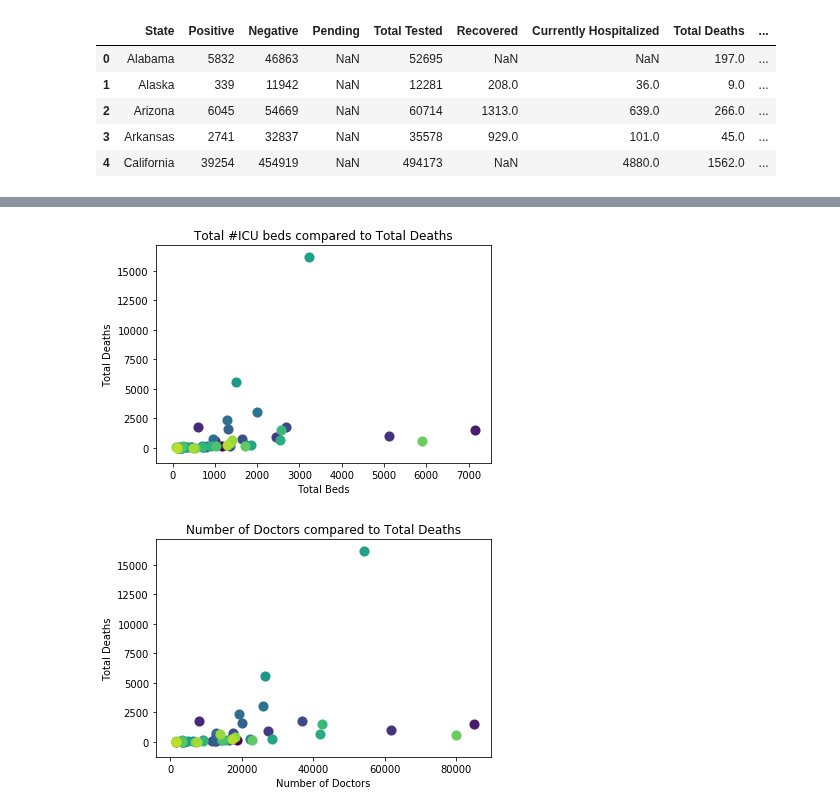
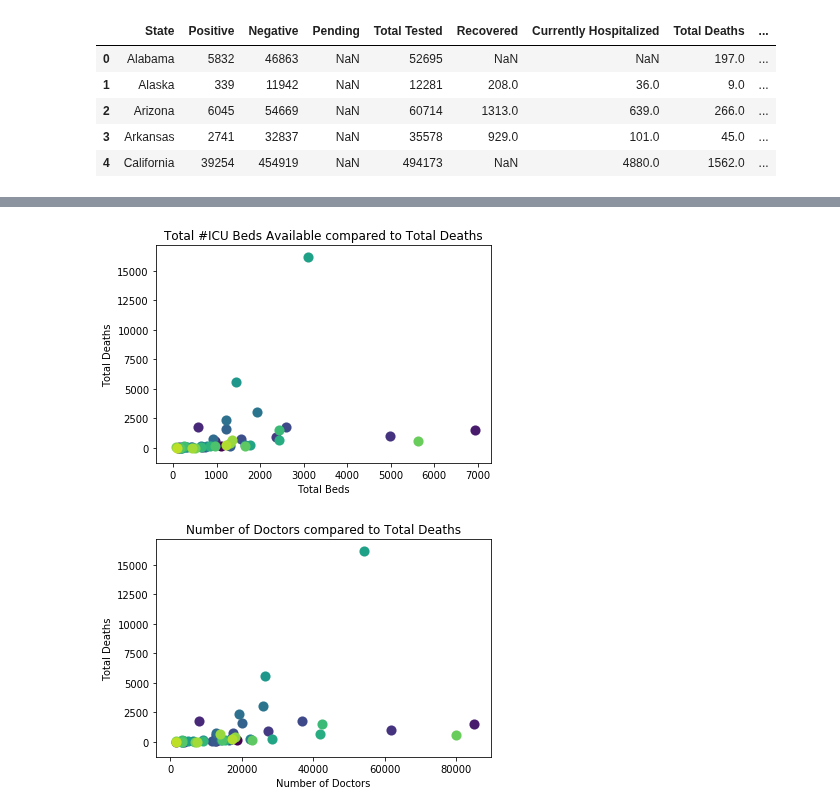
Before and after one commit to lmstevens/Group_Project_1, a Jupyter notebook: Sequoyah_States_Graphs.ipynb, the cells around one changed output, grey strips where cells are left out. Saved outputs shown, nothing was run; the diff lists cells and outputs as text; code cells hidden in the pictures.

```diff
--- a/Sequoyah_States_Graphs.ipynb
+++ b/Sequoyah_States_Graphs.ipynb
@@ -137,9 +137,3 @@ comb2_df.head()
 | 2 | Arizona | 6045 | 54669 | NaN | 60714 | 1313.0 | 639.0 | 266.0 | ... |
 | 3 | Arkansas | 2741 | 32837 | NaN | 35578 | 929.0 | 101.0 | 45.0 | ... |
 | 4 | California | 39254 | 454919 | NaN | 494173 | NaN | 4880.0 | 1562.0 | ... |
-# %%
-#Sequoyah made a new column called Total beds, by adding ICU Beds Available and ICU Beds Utilized
-comb2_df.dtypes
-sum_beds = comb2_df["ICU Beds Available"] + comb2_df["ICU Beds Utilized"]
-comb2_df["Total Beds"] = sum_beds
-print(comb2_df)
@@ -164,34 +140,34 @@ print(comb2_df)
 # %%
 #Sequoyah's Scatter plot
 import matplotlib.cm as cm
 import matplotlib.colors as colors
 
 
 fig, ax = plt.subplots()
 
 
 
 colormap = cm.viridis
 colorlist = [colors.rgb2hex(colormap(i)) for i in np.linspace(0, 0.9, len(comb2_df['State']))]
 
 for i,c in enumerate(colorlist):
 
-    x = comb2_df['Total Beds'][i]
+    x = comb2_df['ICU Beds Available'][i]
     y = comb2_df['Total Deaths'][i]
     l = comb2_df['State'][i]
 
     ax.scatter(x , y , label=l, s=100, linewidth=0.1, c=c)
 
 
 #ax.legend(loc='center left', bbox_to_anchor=(1, 0.5))
-ax.set_title('Total #ICU beds compared to Total Deaths')
+ax.set_title('Total #ICU Beds Available compared to Total Deaths')
 ax.set_xlabel('Total Beds')
 ax.set_ylabel('Total Deaths')
 
 plt.savefig("PNG Folder/Total #ICU beds compared to Total Deaths.png")
 plt.show()
 # %% [output]
-[figure, old version]
+[figure, new version]
 # %%
 #Sequoyah's Scatter plot
 fig, ax1 = plt.subplots()
```
Also changed, not shown: parts of 1 cell of this notebook, 3 other files.
